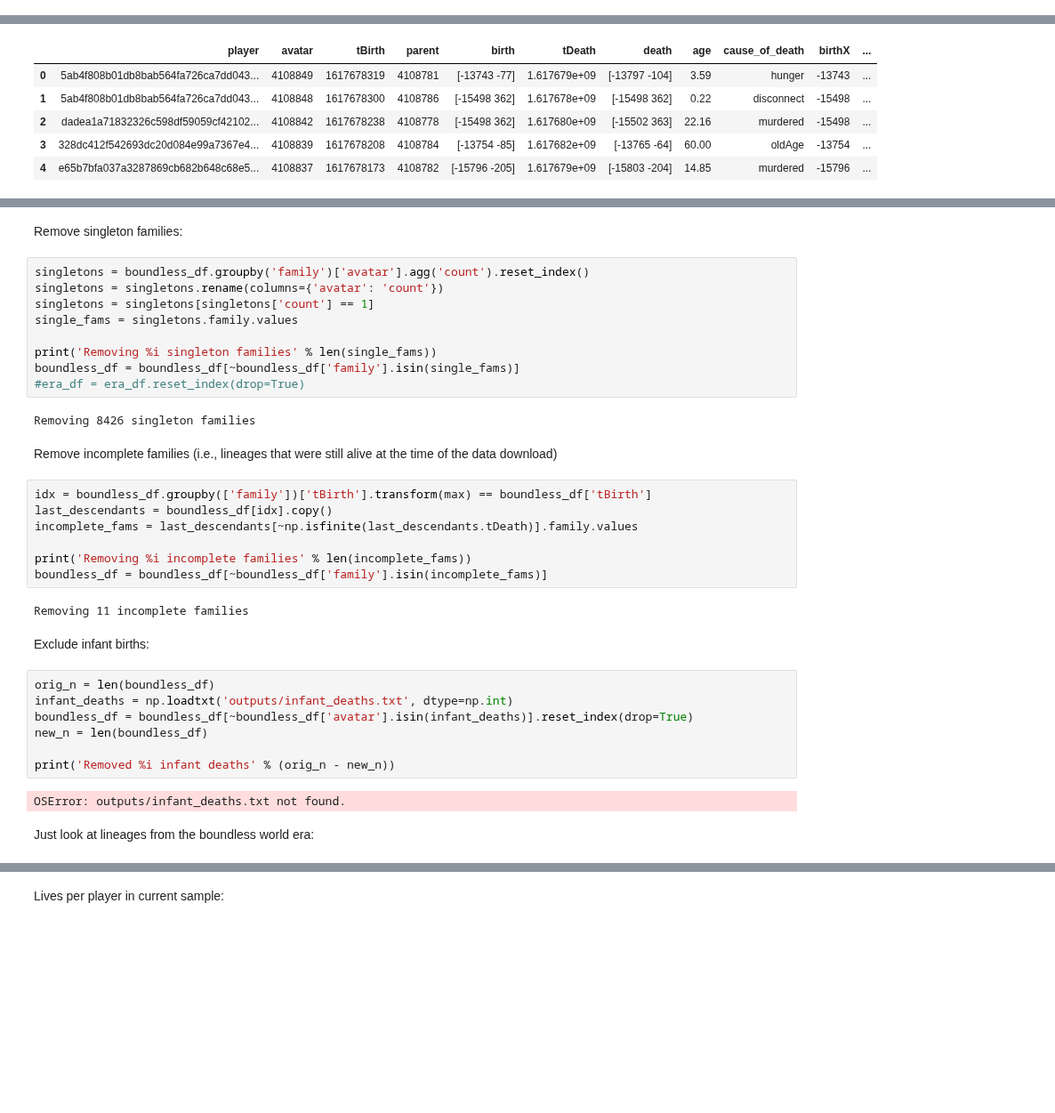
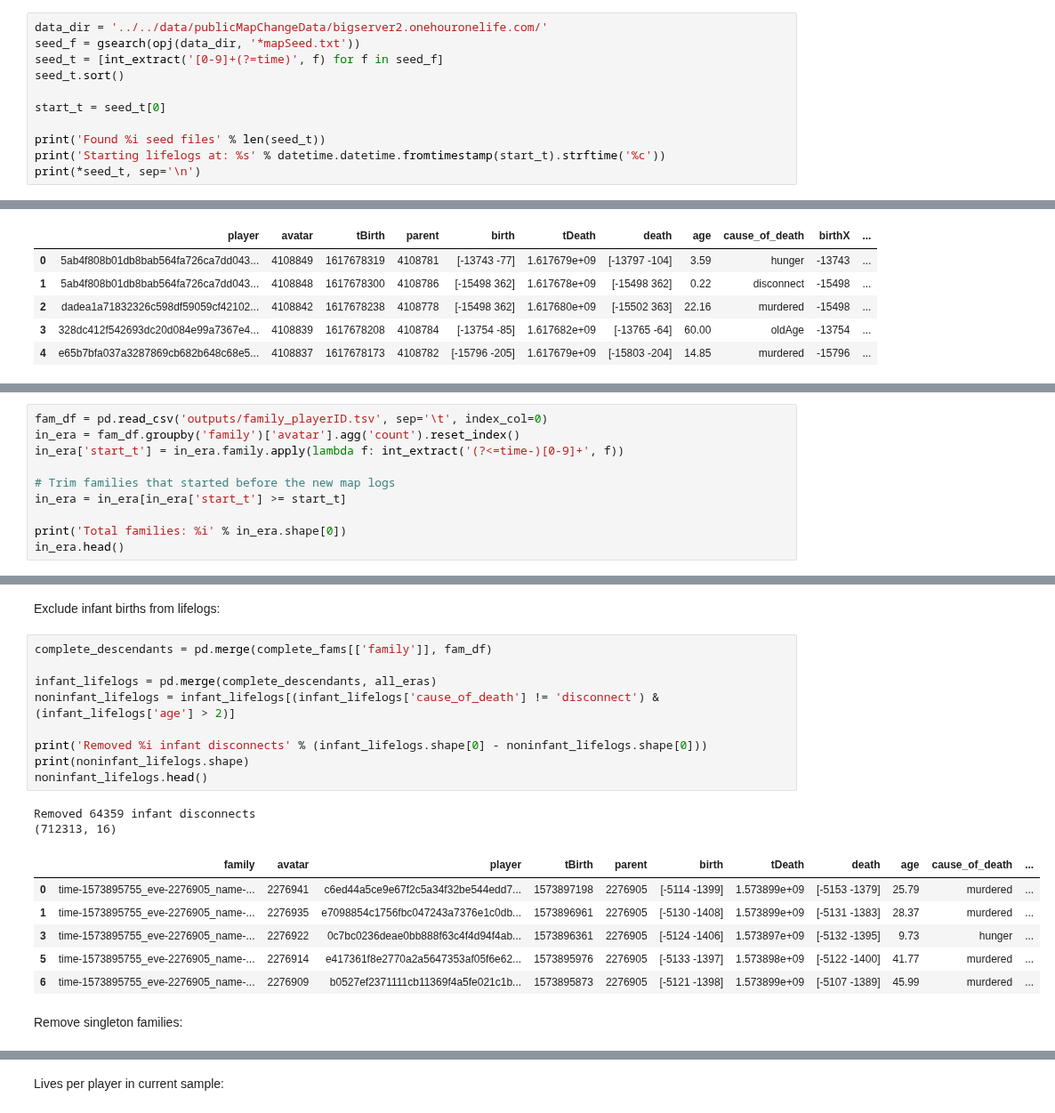
Before and after one commit to nataliavelez/OneHourOneLife, a Jupyter notebook: 2_demographics/2_3_lineage_success.ipynb, the cells around one changed output, grey strips where cells are left out. Shown at 89% size. Drawn from its saved outputs; the diff is of its cells as text; blank space fills up the shorter version.

```diff
--- a/2_demographics/2_3_lineage_success.ipynb
+++ b/2_demographics/2_3_lineage_success.ipynb
@@ -40,0 +34,11 @@ Start of boundless: 2019-11-08 17:27:14
+# %%
+data_dir = '../../data/publicMapChangeData/bigserver2.onehouronelife.com/'
+seed_f = gsearch(opj(data_dir, '*mapSeed.txt'))
+seed_t = [int_extract('[0-9]+(?=time)', f) for f in seed_f]
+seed_t.sort()
+
+start_t = seed_t[0]
+
+print('Found %i seed files' % len(seed_t))
+print('Starting lifelogs at: %s' % datetime.datetime.fromtimestamp(start_t).strftime('%c'))
+print(*seed_t, sep='\n')
@@ -94,0 +79,10 @@ Boundless era only: (789389, 17)
+# %%
+fam_df = pd.read_csv('outputs/family_playerID.tsv', sep='\t', index_col=0)
+in_era = fam_df.groupby('family')['avatar'].agg('count').reset_index()
+in_era['start_t'] = in_era.family.apply(lambda f: int_extract('(?<=time-)[0-9]+', f))
+
+# Trim families that started before the new map logs
+in_era = in_era[in_era['start_t'] >= start_t]
+
+print('Total families: %i' % in_era.shape[0])
+in_era.head()
@@ -95,37 +121,22 @@ Boundless era only: (789389, 17)
+# %% [markdown]
+Exclude infant births from lifelogs:
+# %%
+complete_descendants = pd.merge(complete_fams[['family']], fam_df)
+
+infant_lifelogs = pd.merge(complete_descendants, all_eras)
+noninfant_lifelogs = infant_lifelogs[(infant_lifelogs['cause_of_death'] != 'disconnect') & (infant_lifelogs['age'] > 2)]
+
+print('Removed %i infant disconnects' % (infant_lifelogs.shape[0] - noninfant_lifelogs.shape[0]))
+print(noninfant_lifelogs.shape)
+noninfant_lifelogs.head()
+# %% [output]
+Removed 64359 infant disconnects
+(712313, 16)
+|  | family | avatar | player | tBirth | parent | birth | tDeath | death | age | cause_of_death | ... |
+| 0 | time-1573895755_eve-2276905_name-... | 2276941 | c6ed44a5ce9e67f2c5a34f32be544edd7... | 1573897198 | 2276905 | [-5114 -1399] | 1.573899e+09 | [-5153 -1379] | 25.79 | murdered | ... |
+| 1 | time-1573895755_eve-2276905_name-... | 2276935 | e7098854c1756fbc047243a7376e1c0db... | 1573896961 | 2276905 | [-5130 -1408] | 1.573899e+09 | [-5131 -1383] | 28.37 | murdered | ... |
+| 3 | time-1573895755_eve-2276905_name-... | 2276922 | 0c7bc0236deae0bb888f63c4f4d94f4ab... | 1573896361 | 2276905 | [-5124 -1406] | 1.573897e+09 | [-5132 -1395] | 9.73 | hunger | ... |
+| 5 | time-1573895755_eve-2276905_name-... | 2276914 | e417361f8e2770a2a5647353af05f6e62... | 1573895976 | 2276905 | [-5133 -1397] | 1.573898e+09 | [-5122 -1400] | 41.77 | murdered | ... |
+| 6 | time-1573895755_eve-2276905_name-... | 2276909 | b0527ef2371111cb11369f4a5fe021c1b... | 1573895873 | 2276905 | [-5121 -1398] | 1.573899e+09 | [-5107 -1389] | 45.99 | murdered | ... |
 # %% [markdown]
 Remove singleton families:
-# %%
-singletons = boundless_df.groupby('family')['avatar'].agg('count').reset_index()
-singletons = singletons.rename(columns={'avatar': 'count'})
-singletons = singletons[singletons['count'] == 1]
-single_fams = singletons.family.values
-
-print('Removing %i singleton families' % len(single_fams))
-boundless_df = boundless_df[~boundless_df['family'].isin(single_fams)]
-#era_df = era_df.reset_index(drop=True)
-# %% [output]
-Removing 8426 singleton families
-# %% [markdown]
-Remove incomplete families (i.e., lineages that were still alive at the time of the data download)
-# %%
-idx = boundless_df.groupby(['family'])['tBirth'].transform(max) == boundless_df['tBirth']
-last_descendants = boundless_df[idx].copy()
-incomplete_fams = last_descendants[~np.isfinite(last_descendants.tDeath)].family.values
-
-print('Removing %i incomplete families' % len(incomplete_fams))
-boundless_df = boundless_df[~boundless_df['family'].isin(incomplete_fams)]
-# %% [output]
-Removing 11 incomplete families
-# %% [markdown]
-Exclude infant births:
-# %%
-orig_n = len(boundless_df)
-infant_deaths = np.loadtxt('outputs/infant_deaths.txt', dtype=np.int)
-boundless_df = boundless_df[~boundless_df['avatar'].isin(infant_deaths)].reset_index(drop=True)
-new_n = len(boundless_df)
-
-print('Removed %i infant deaths' % (orig_n - new_n))
-# %% [output]
-OSError: outputs/infant_deaths.txt not found.
-# %% [markdown]
-Just look at lineages from the boundless world era:
```
Also changed, not shown: parts of 62 cells of this notebook, 23 other files.
